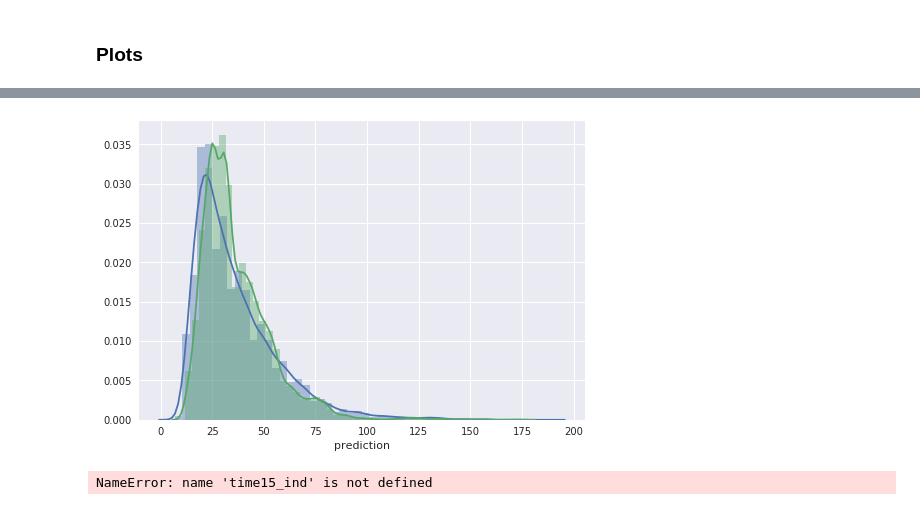
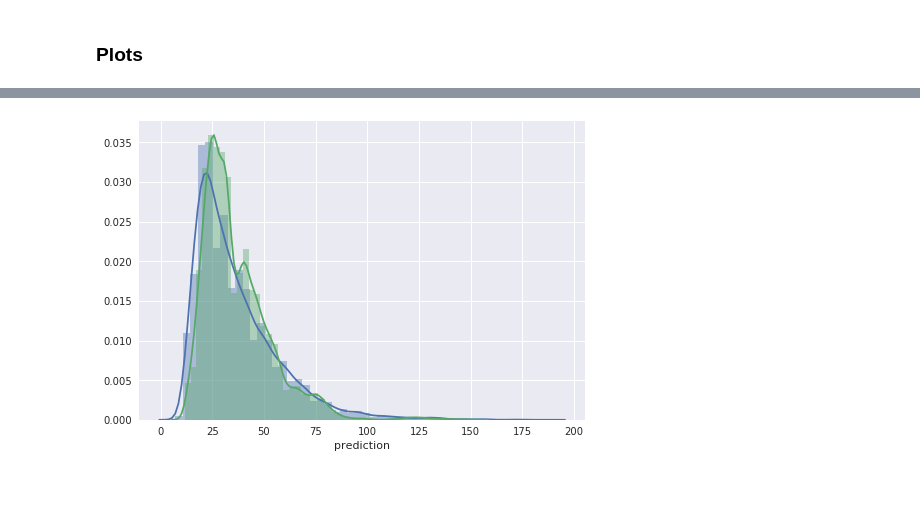
Before and after one commit to JEJodesty/automated-flight-rescheduling, a Jupyter notebook: py_eda.ipynb, the cells around one changed output, grey strips where cells are left out. Saved outputs shown, nothing was run; the diff lists cells and outputs as text; code cells hidden in the pictures.

```diff
--- a/py_eda.ipynb
+++ b/py_eda.ipynb
@@ -53,0 +198,12 @@ ax = sns.heatmap(taxi_del_ind_df3)
+# %%
+bins = [0, 7.0, 20.0, 33.0, 46.0, 59.0, 72.0, 85.0, 98.0, 111.0, 124.0, 137.0, 150.0, 163.0, 176.0, float("inf")]
+group_names = ['0-7', '7-20', '20-33', '33-46', '46-59', '59-72', '72-85', '85-98', '98-111', '111-124', '124-137',
+              '137-150', '150-163', '163-176', '176-Inf']
+gbtdf['label_cats'] = pd.cut(gbtdf['taxi_time'], bins, labels=group_names)
+gbtdf['pred_cats'] = pd.cut(gbtdf['prediction'], bins, labels=group_names)
+from sklearn.metrics import classification_report, confusion_matrix
+res = gbtdf
+print(classification_report(gbtdf['label_cats'],gbtdf['pred_cats'],target_names=group_names))
+
+cm = confusion_matrix(gbtdf['label_cats'],gbtdf['pred_cats'])
+cm2df(cm, group_names)
@@ -58,12 +249,0 @@ ax = sns.regplot(x="label", y="prediction", data=gbtdf)
-# %%
-bins = [0, 7.0, 20.0, 33.0, 46.0, 59.0, 72.0, 85.0, 98.0, 111.0, 124.0, 137.0, 150.0, 163.0, 176.0, float("inf")]
-group_names = ['0-7', '7-20', '20-33', '33-46', '46-59', '59-72', '72-85', '85-98', '98-111', '111-124', '124-137',
-              '137-150', '150-163', '163-176', '176-Inf']
-gbtdf['label_cats'] = pd.cut(gbtdf['label'], bins, labels=group_names)
-gbtdf['pred_cats'] = pd.cut(gbtdf['prediction'], bins, labels=group_names)
-from sklearn.metrics import classification_report, confusion_matrix
-res = gbtdf
-print(classification_report(gbtdf['label_cats'],gbtdf['pred_cats'],target_names=group_names))
-
-cm = confusion_matrix(gbtdf['label_cats'],gbtdf['pred_cats'])
-cm2df(cm, group_names)
@@ -113,9 +250,5 @@ ax = sns.regplot(x="label", y="prediction", data=df)
 # %%
-ax1 = sns.distplot(gbtdf["label"])
+ax1 = sns.distplot(gbtdf["taxi_time"])
 ax2 = sns.distplot(gbtdf["prediction"]) #green
 # %% [output]
-[figure, old version]
+[figure, new version]
-# %%
-ax = sns.distplot(time15_ind["taxi_time15_ind"])
-# %% [output]
-NameError: name 'time15_ind' is not defined
```
Also changed, not shown: parts of 32 cells of this notebook.
